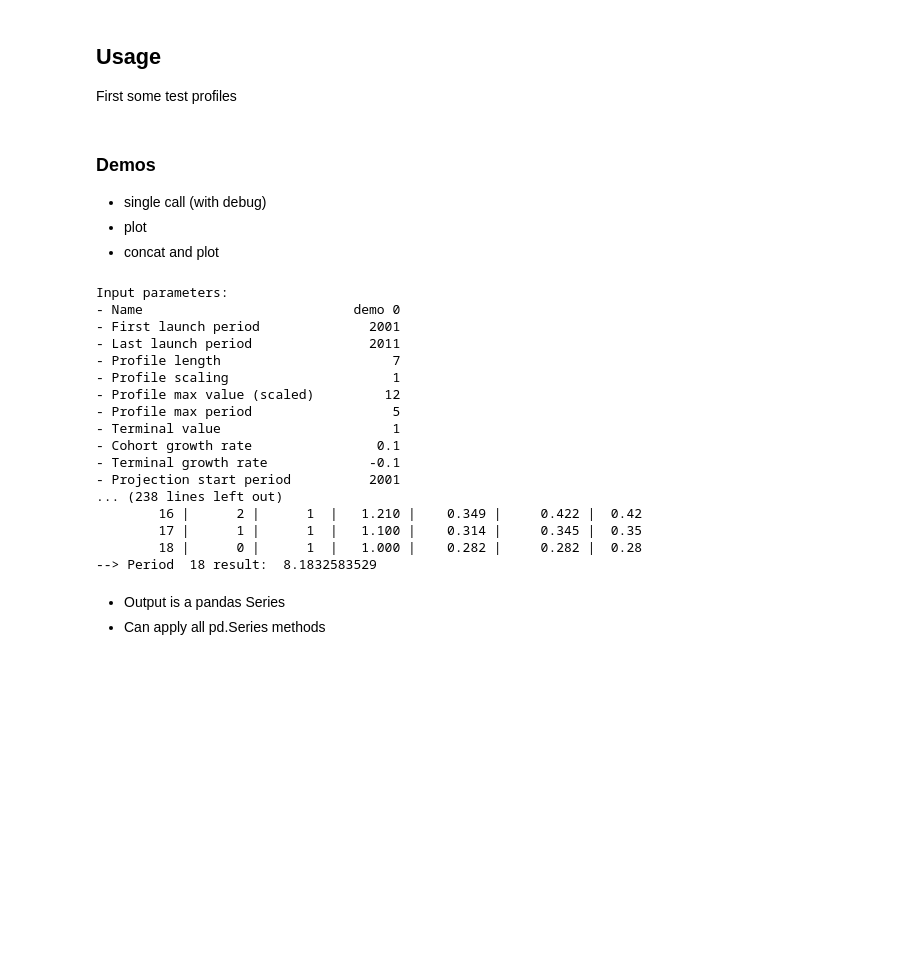
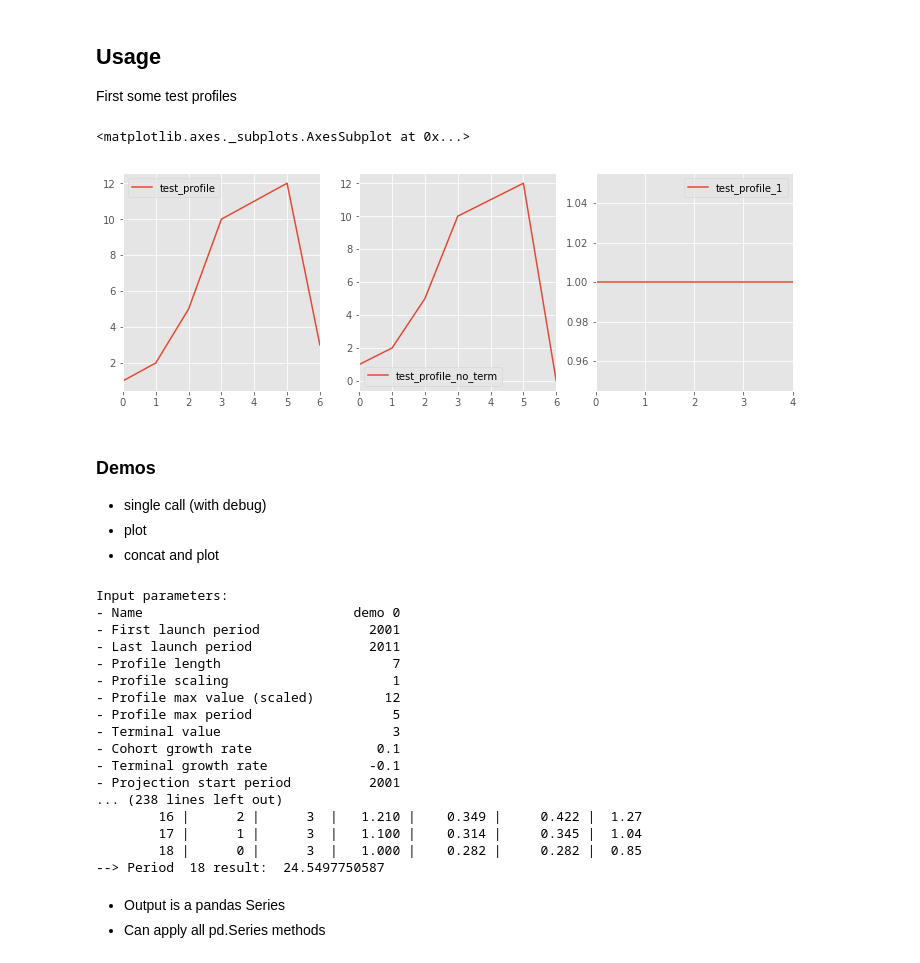
Before and after one commit to opi9a/data_accelerator, a Jupyter notebook: spend_engine_dev.ipynb, the cells around one changed output. Drawn from its saved outputs; the diff is of its cells as text; code cells hidden in the pictures; blank space fills up the shorter version.

```diff
--- a/spend_engine_dev.ipynb
+++ b/spend_engine_dev.ipynb
@@ -161,16 +171,24 @@ def get_forecast(profile, l_start, l_stop, proj_start, proj_stop,
 ## Usage
 First some test profiles
 # %%
-test_profile = np.array([1,2,5,10,11,12,1])
+test_profile = np.array([1,2,5,10,11,12,3])
 test_profile_no_term = np.array([1,2,5,10,11,12,0])
 test_profile_1 = np.array([1]*5)
+
+fig, axs = plt.subplots(1,3)
+pd.Series(test_profile, name="test_profile").plot(ax=axs[0], figsize=(12,4), legend=True)
+pd.Series(test_profile_no_term, name="test_profile_no_term").plot(ax=axs[1], legend=True)
+pd.Series(test_profile_1, name="test_profile_1").plot(ax=axs[2], legend=True)
+# %% [output]
+<matplotlib.axes._subplots.AxesSubplot at 0x...>
+[figure, added]
 # %% [markdown]
 ### Demos
 - single call (with debug)
 - plot
 - concat and plot
 # %%
-demo_0 = get_forecast(test_profile, 2001, 2011, 2001, 2020, 0.1, -0.1, 1, name="demo 0", debug=True)
+demo_0 = get_forecast(test_profile, 2001, 2011, 0.1, -0.1, 1, 2001, 2020, name="demo 0", debug=True)
 # %% [output]
 Input parameters:
 - Name                           demo 0
@@ -180,15 +198,15 @@ Input parameters:
 - Profile scaling                     1
 - Profile max value (scaled)         12
 - Profile max period                  5
-- Terminal value                      1
+- Terminal value                      3
 - Cohort growth rate                0.1
 - Terminal growth rate             -0.1
 - Projection start period          2001
 ... (238 lines left out)
-        16 |      2 |      1  |   1.210 |    0.349 |     0.422 |  0.42
-        17 |      1 |      1  |   1.100 |    0.314 |     0.345 |  0.35
-        18 |      0 |      1  |   1.000 |    0.282 |     0.282 |  0.28
---> Period  18 result:  8.1832583529
+        16 |      2 |      3  |   1.210 |    0.349 |     0.422 |  1.27
+        17 |      1 |      3  |   1.100 |    0.314 |     0.345 |  1.04
+        18 |      0 |      3  |   1.000 |    0.282 |     0.282 |  0.85
+--> Period  18 result:  24.5497750587
 # %% [markdown]
 - Output is a pandas Series
 - Can apply all pd.Series methods
```
Also changed, not shown: parts of 7 cells of this notebook.
